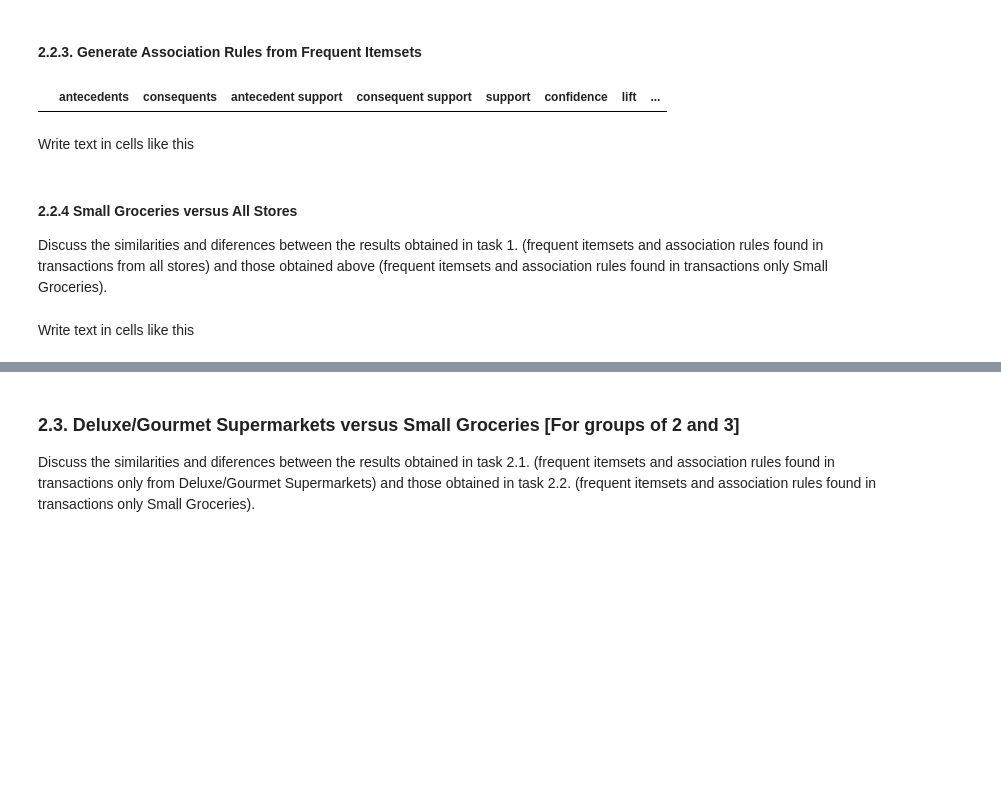
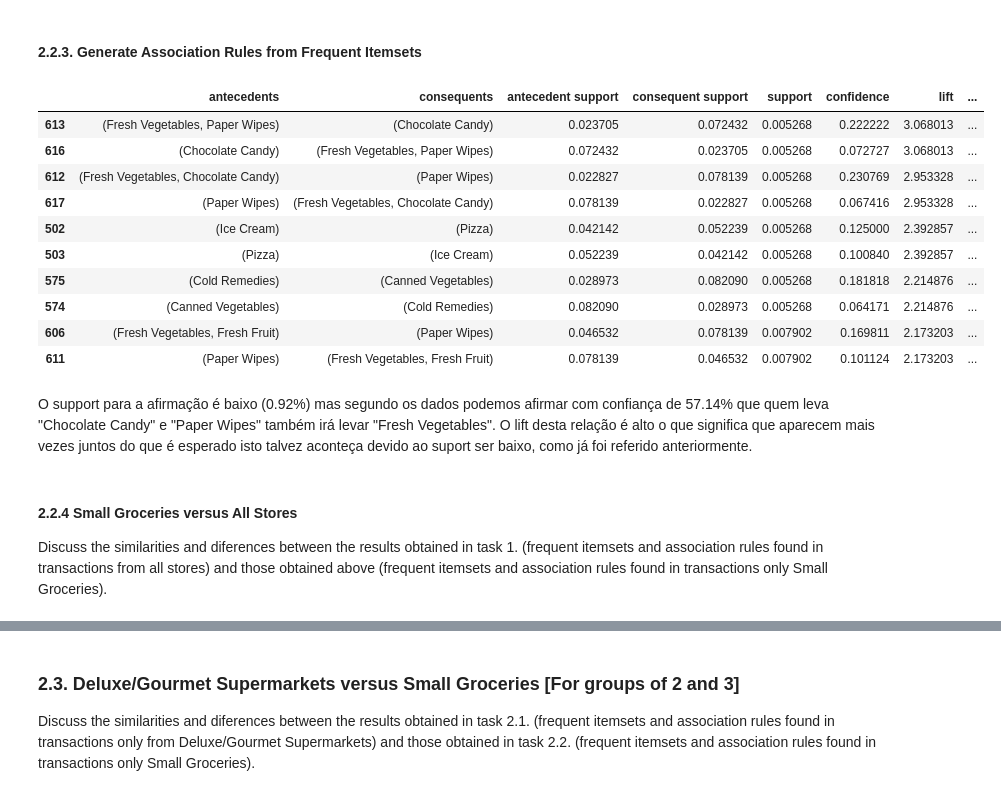
Before and after one commit to miguelaf24/PD, a Jupyter notebook: PD_201920_Project.ipynb, the cells around one changed output, grey strips where cells are left out. Saved outputs shown, nothing was run; the diff lists cells and outputs as text; code cells hidden in the pictures; blank space fills up the shorter version.

```diff
--- a/PD_201920_Project.ipynb
+++ b/PD_201920_Project.ipynb
@@ -553,0 +566,3 @@ Write text in cells like this
+# %%
+frequent_itemset = frequent_itemsets(small_df_ohe,0.005)
+frequent_itemset.sort_values(by=['length','support'], ascending = False).head(10)
@@ -554,15 +588,28 @@ Write text in cells like this
 # %% [markdown]
 #### 2.2.3. Generate Association Rules from Frequent Itemsets
+# %%
+rules = association_rules(frequent_itemset, metric="lift", min_threshold=0.01)
+rules.sort_values(by = "lift", ascending = False).head(10)
+# %% [output]
+|  | antecedents | consequents | antecedent support | consequent support | support | confidence | lift | ... |
+| 613 | (Fresh Vegetables, Paper Wipes) | (Chocolate Candy) | 0.023705 | 0.072432 | 0.005268 | 0.222222 | 3.068013 | ... |
+| 616 | (Chocolate Candy) | (Fresh Vegetables, Paper Wipes) | 0.072432 | 0.023705 | 0.005268 | 0.072727 | 3.068013 | ... |
+| 612 | (Fresh Vegetables, Chocolate Candy) | (Paper Wipes) | 0.022827 | 0.078139 | 0.005268 | 0.230769 | 2.953328 | ... |
+| 617 | (Paper Wipes) | (Fresh Vegetables, Chocolate Candy) | 0.078139 | 0.022827 | 0.005268 | 0.067416 | 2.953328 | ... |
+| 502 | (Ice Cream) | (Pizza) | 0.042142 | 0.052239 | 0.005268 | 0.125000 | 2.392857 | ... |
+| 503 | (Pizza) | (Ice Cream) | 0.052239 | 0.042142 | 0.005268 | 0.100840 | 2.392857 | ... |
+| 575 | (Cold Remedies) | (Canned Vegetables) | 0.028973 | 0.082090 | 0.005268 | 0.181818 | 2.214876 | ... |
+| 574 | (Canned Vegetables) | (Cold Remedies) | 0.082090 | 0.028973 | 0.005268 | 0.064171 | 2.214876 | ... |
+| 606 | (Fresh Vegetables, Fresh Fruit) | (Paper Wipes) | 0.046532 | 0.078139 | 0.007902 | 0.169811 | 2.173203 | ... |
+| 611 | (Paper Wipes) | (Fresh Vegetables, Fresh Fruit) | 0.078139 | 0.046532 | 0.007902 | 0.101124 | 2.173203 | ... |
 # %%
-rules = association_rules(frequent_itemset, metric="confidence", min_threshold=0.05)
-rules
+rules = association_rules(frequent_itemset, metric="confidence", min_threshold=0.01)
+rules.sort_values(by = "confidence", ascending = False).head(10)
+
+rules_small = rules
-# %% [output]
-|  | antecedents | consequents | antecedent support | consequent support | support | confidence | lift | ... |
-# %% [markdown]
-Write text in cells like this
+# %% [markdown]
+O support para a afirmação é baixo (0.92%) mas segundo os dados podemos afirmar com confiança de 57.14% que quem leva "Chocolate Candy" e "Paper Wipes" também irá levar "Fresh Vegetables". O lift desta relação é alto o que significa que aparecem mais vezes juntos do que é esperado isto talvez aconteça devido ao suport ser baixo, como já foi referido anteriormente.
 # %% [markdown]
 #### 2.2.4 Small Groceries versus All Stores
 
 Discuss the similarities and diferences between the results obtained in task 1. (frequent itemsets and association rules found in transactions from all stores) and those obtained above (frequent itemsets and association rules found in transactions only Small Groceries).
-# %% [markdown]
-Write text in cells like this
```
Also changed, not shown: parts of 30 cells of this notebook.
